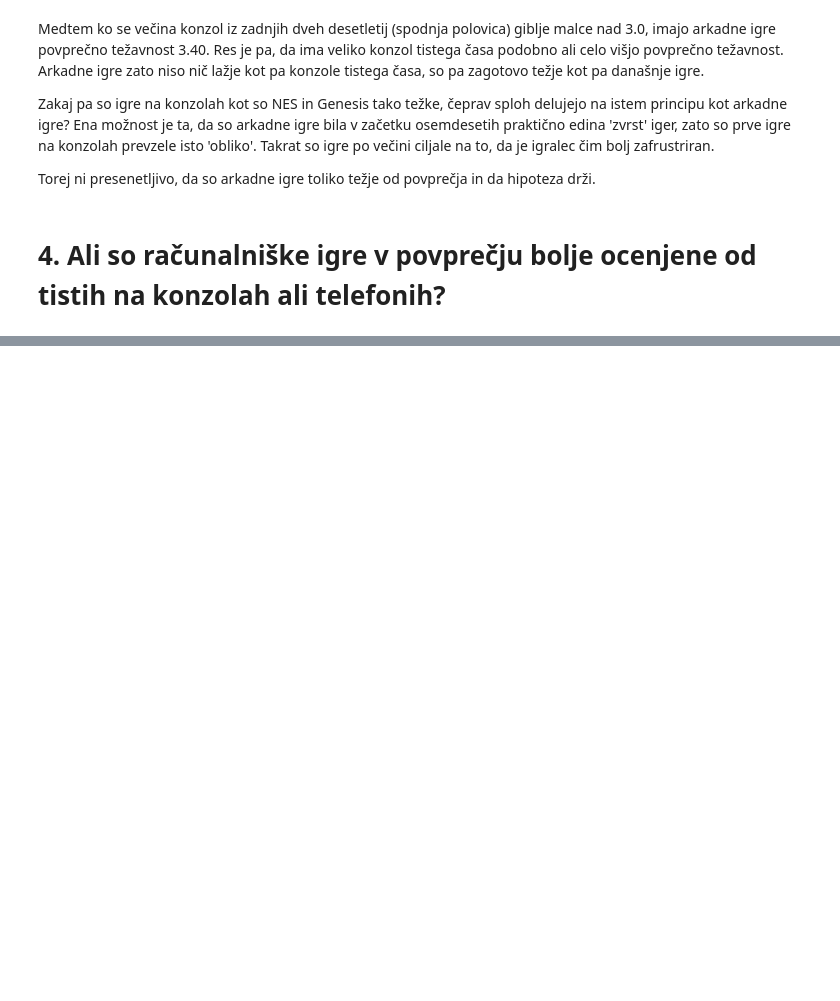
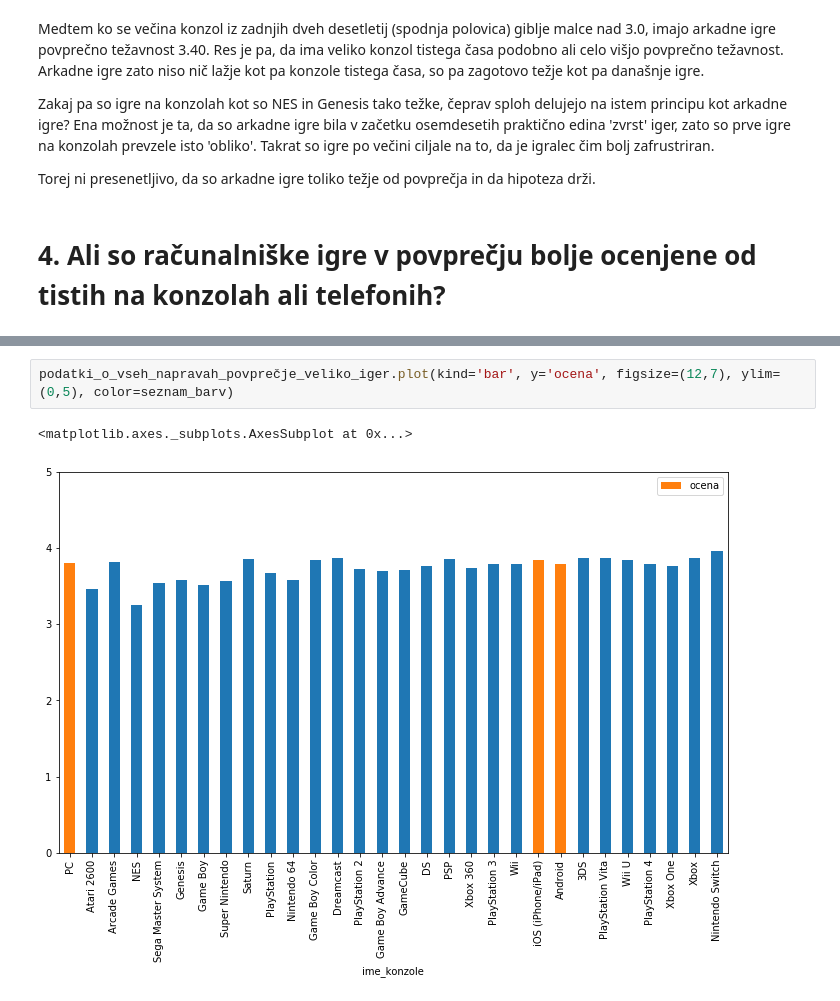
Before and after one commit to TGlinsek/Primerjava-znanih-videoiger, a Jupyter notebook: analiza_podatkov/analiza_iger.ipynb, the cells around one changed output, grey strips where cells are left out. Drawn from its saved outputs; the diff is of its cells as text; blank space fills up the shorter version.

```diff
--- a/analiza_podatkov/analiza_iger.ipynb
+++ b/analiza_podatkov/analiza_iger.ipynb
@@ -314,0 +384,5 @@ Torej ni presenetljivo, da so arkadne igre toliko težje od povprečja in da hip
+# %%
+podatki_o_vseh_napravah_povprečje_veliko_iger.plot(kind='bar', y='ocena', figsize=(12,7), ylim=(0,5), color=seznam_barv)
+# %% [output]
+<matplotlib.axes._subplots.AxesSubplot at 0x...>
+[figure, added]
```
Also changed, not shown: parts of 30 cells of this notebook.
